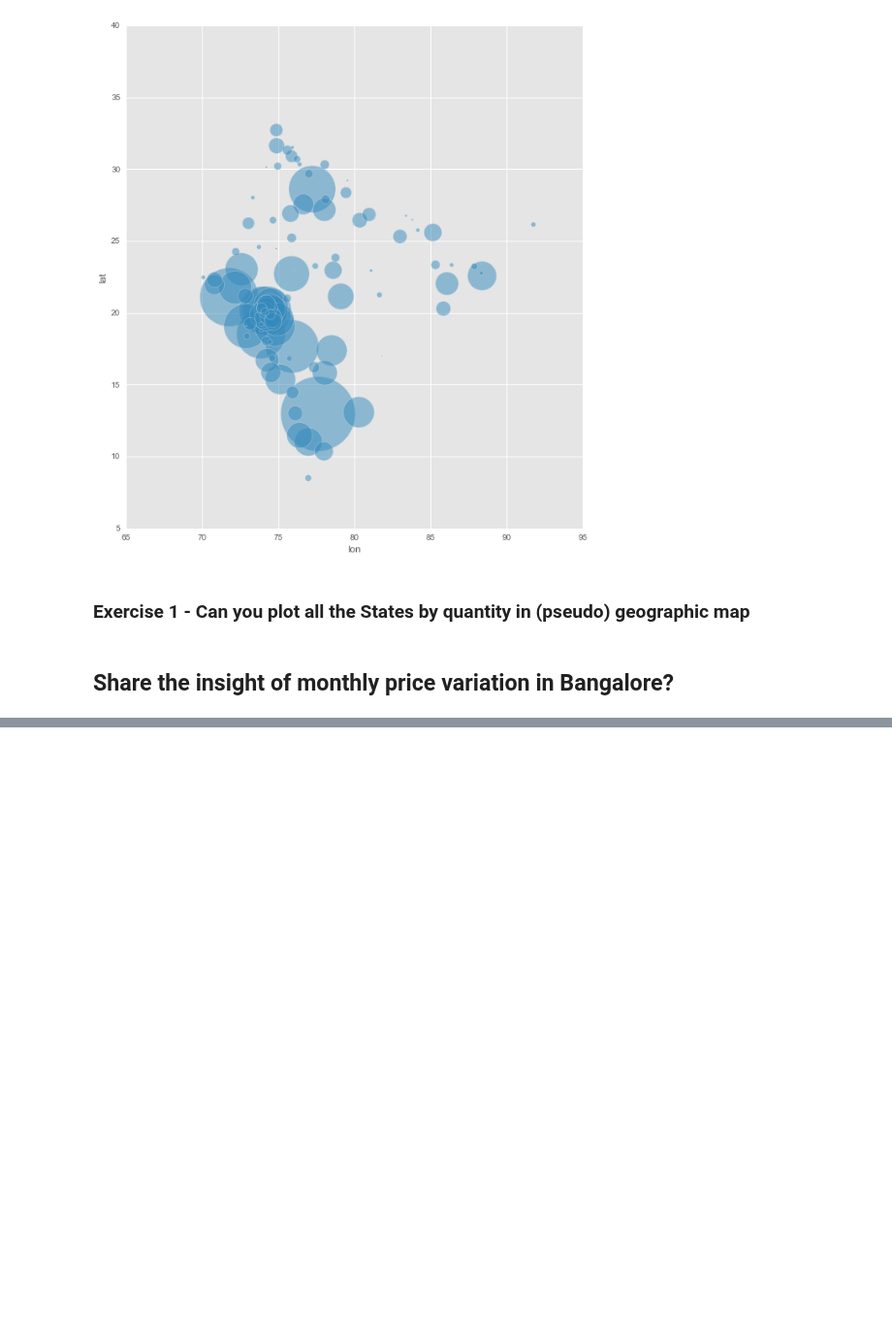
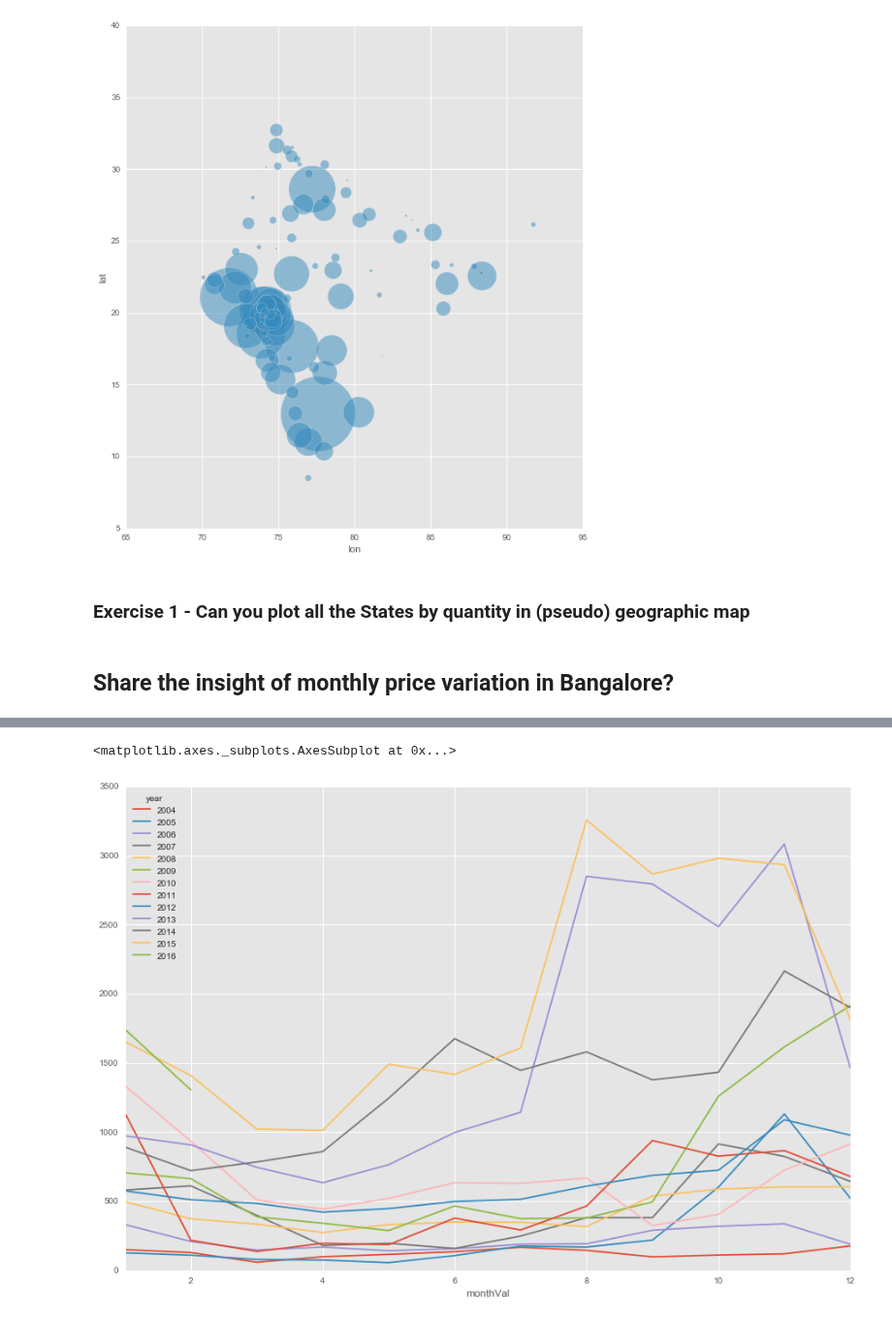
Before and after one commit to ababook/intro-python-data-science, a Jupyter notebook: onion/6-Insight.ipynb, the cells around one changed output, grey strips where cells are left out. Shown at 97% size. Drawn from its saved outputs; the diff is of its cells as text; code cells hidden in the pictures; blank space fills up the shorter version.

```diff
--- a/onion/6-Insight.ipynb
+++ b/onion/6-Insight.ipynb
@@ -129,0 +151,4 @@ dfBang.plot(kind = 'line', y = 'priceDiff')
+# %%
+dfBang['monthVal'] = pd.DatetimeIndex(dfBang['date']).month
+# %%
+dfBangPivot = pd.pivot_table(dfBang, values = "priceDiff", columns = "year", index = "monthVal")
@@ -129,0 +165,5 @@ dfBang.plot(kind = 'line', y = 'priceDiff')
+# %%
+dfBangPivot.plot()
+# %% [output]
+<matplotlib.axes._subplots.AxesSubplot at 0x...>
+[figure, added]
```
Also changed, not shown: parts of 10 cells of this notebook, 9 other files.
